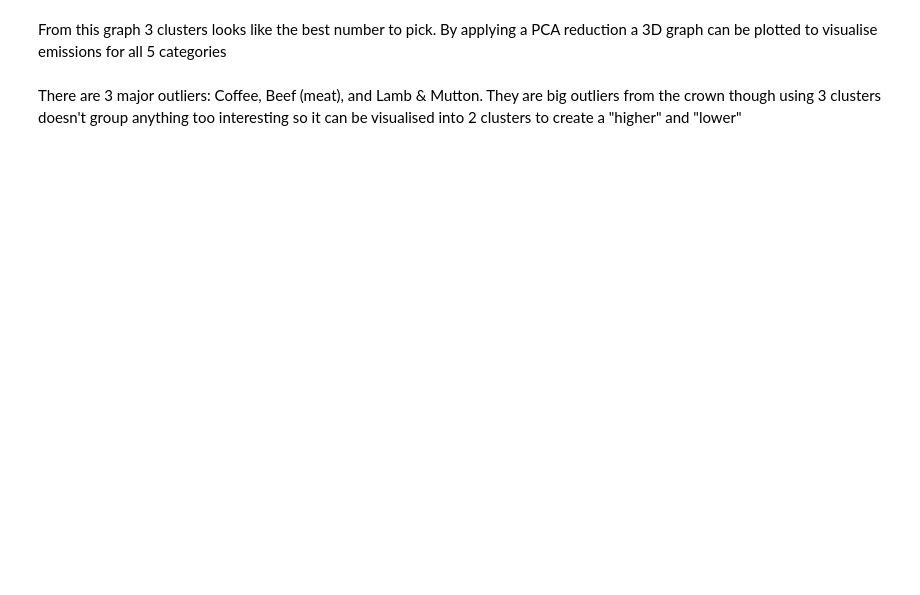
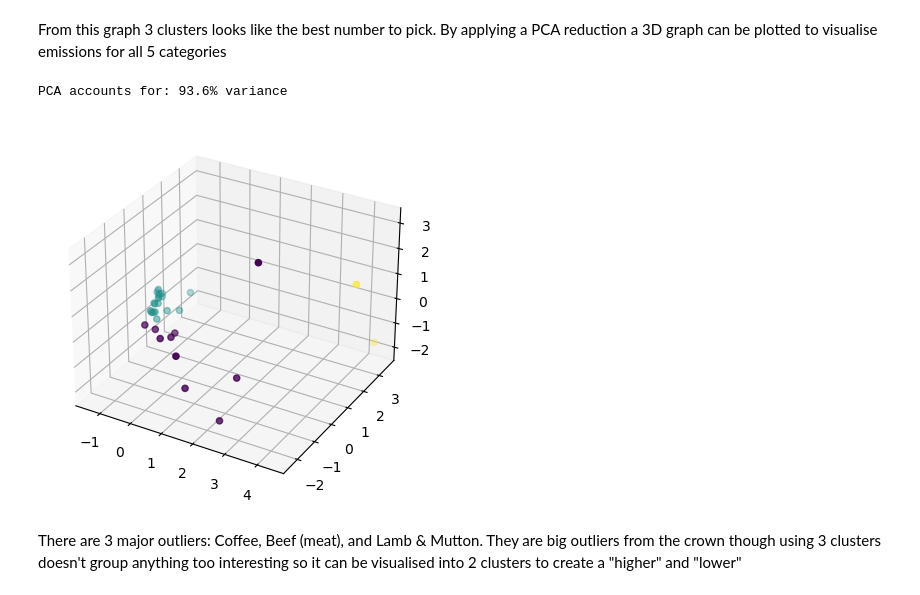
Before and after one commit to timmaulin/projects, a Jupyter notebook: Environmental impact of different foods.ipynb, the cells around one changed output. Drawn from its saved outputs; the diff is of its cells as text; code cells hidden in the pictures; blank space fills up the shorter version.

```diff
--- a/Environmental impact of different foods.ipynb
+++ b/Environmental impact of different foods.ipynb
@@ -205,25 +206,36 @@ From this graph 3 clusters looks like the best number to pick.  By applying a PC
 # %%
 #pick 3 clusters
 def kmeans_visualise(n_clusters):
     kmeans = KMeans(n_clusters=n_clusters, init='k-means++')
     kmeans.fit(X)
 
     n_components = 3
     pca = PCA(n_components=n_components)
     pca_values = pd.DataFrame(pca.fit_transform(X))
     pca_values = pd.concat([pca_values, pd.DataFrame(kmeans.labels_,columns=[3])],axis=1)
 
     print(f"PCA accounts for: {round(pca.explained_variance_ratio_.cumsum()[2]*100,1)}% variance")
 
     #preserve food names
     pca_values.index = X.index
     pca_values = pca_values.merge(food["Food product"], how="left", left_index=True,right_index=True)
 
+    #plot a figure
+    fig = plt.figure()
+    ax = fig.add_subplot(projection='3d')
+    ax.scatter(pca_values[0],pca_values[1],pca_values[2],c=pca_values[3])
+    plt.show()
+
+    '''The following is commented out as doesn't work on Github, but produces an interactive graph using plotly
     fig = px.scatter_3d(pca_values, x=0,y=1,z=2,color=3,hover_name="Food product")
     fig.show()
+    '''
 
 #visualise kmeans with 3 clusters
 kmeans_visualise(3)
+# %% [output]
+PCA accounts for: 93.6% variance
+[figure, added]
 # %% [markdown]
 There are 3 major outliers: Coffee, Beef (meat), and Lamb & Mutton.  They are big outliers from the crown though using 3 clusters doesn't group anything too interesting so it can be visualised into 2 clusters to create a "higher" and "lower"
 # %%
```
Also changed, not shown: parts of 3 cells of this notebook.
